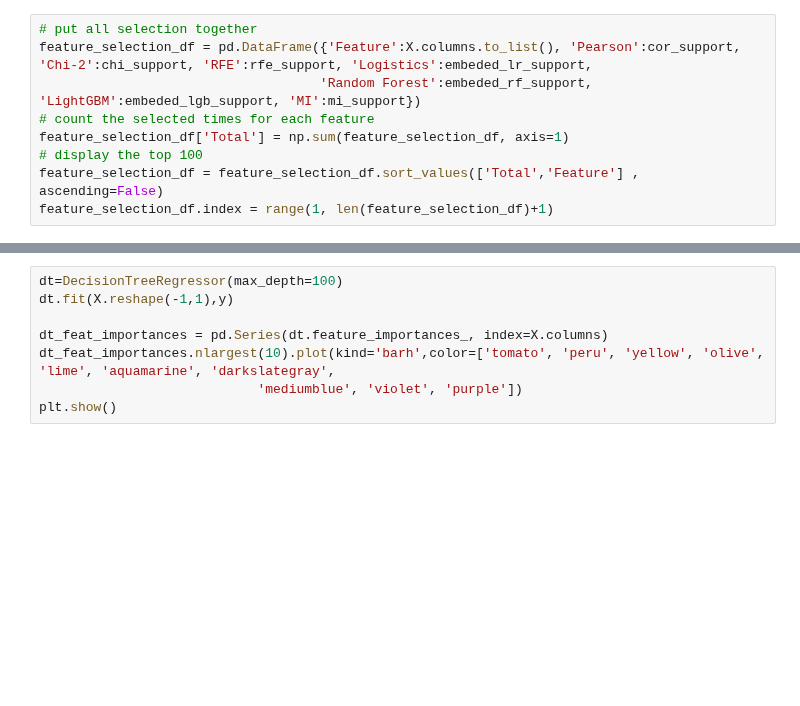
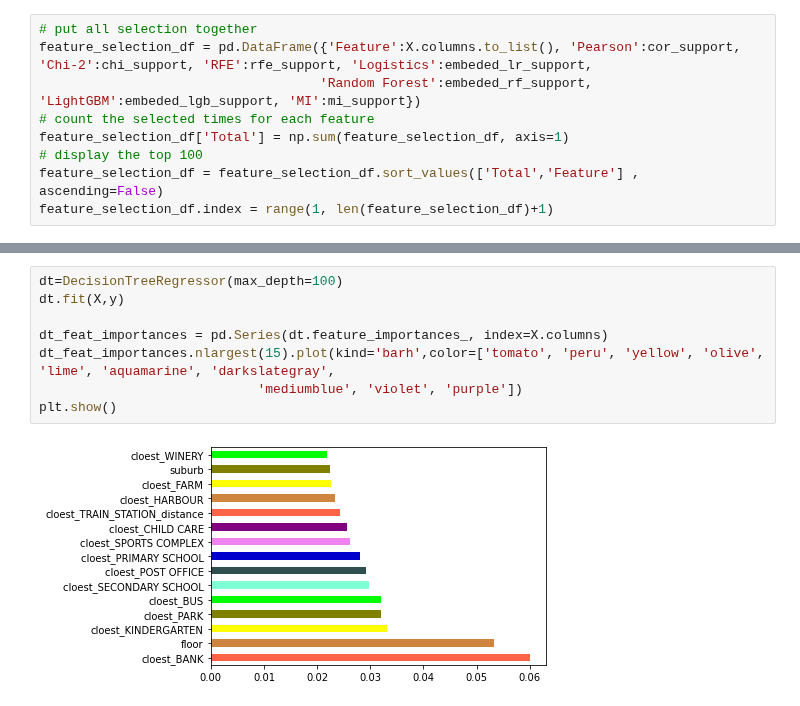
Before and after one commit to MAST30034-Applied-Data-Science/generic-real-estate-consulting-project-group-1-iron-data-man, a Jupyter notebook: notebooks/Correlation.ipynb, the cells around one changed output, grey strips where cells are left out. Cells and saved outputs as stored; diff of their text form; blank space fills up the shorter version.

```diff
--- a/notebooks/Correlation.ipynb
+++ b/notebooks/Correlation.ipynb
@@ -177,11 +384,13 @@ plt.show()
 # %%
 dt=DecisionTreeRegressor(max_depth=100)
-dt.fit(X.reshape(-1,1),y)
+dt.fit(X,y)
 
 dt_feat_importances = pd.Series(dt.feature_importances_, index=X.columns)
-dt_feat_importances.nlargest(10).plot(kind='barh',color=['tomato', 'peru', 'yellow', 'olive', 'lime', 'aquamarine', 'darkslategray',
+dt_feat_importances.nlargest(15).plot(kind='barh',color=['tomato', 'peru', 'yellow', 'olive', 'lime', 'aquamarine', 'darkslategray',
                             'mediumblue', 'violet', 'purple'])
 plt.show()
+# %% [output]
+[figure, added]
 # %%
 X = property_df[property_df['type'] == 1].copy()
 X = property_df[col_lis]
```
Also changed, not shown: parts of 20 cells of this notebook.
